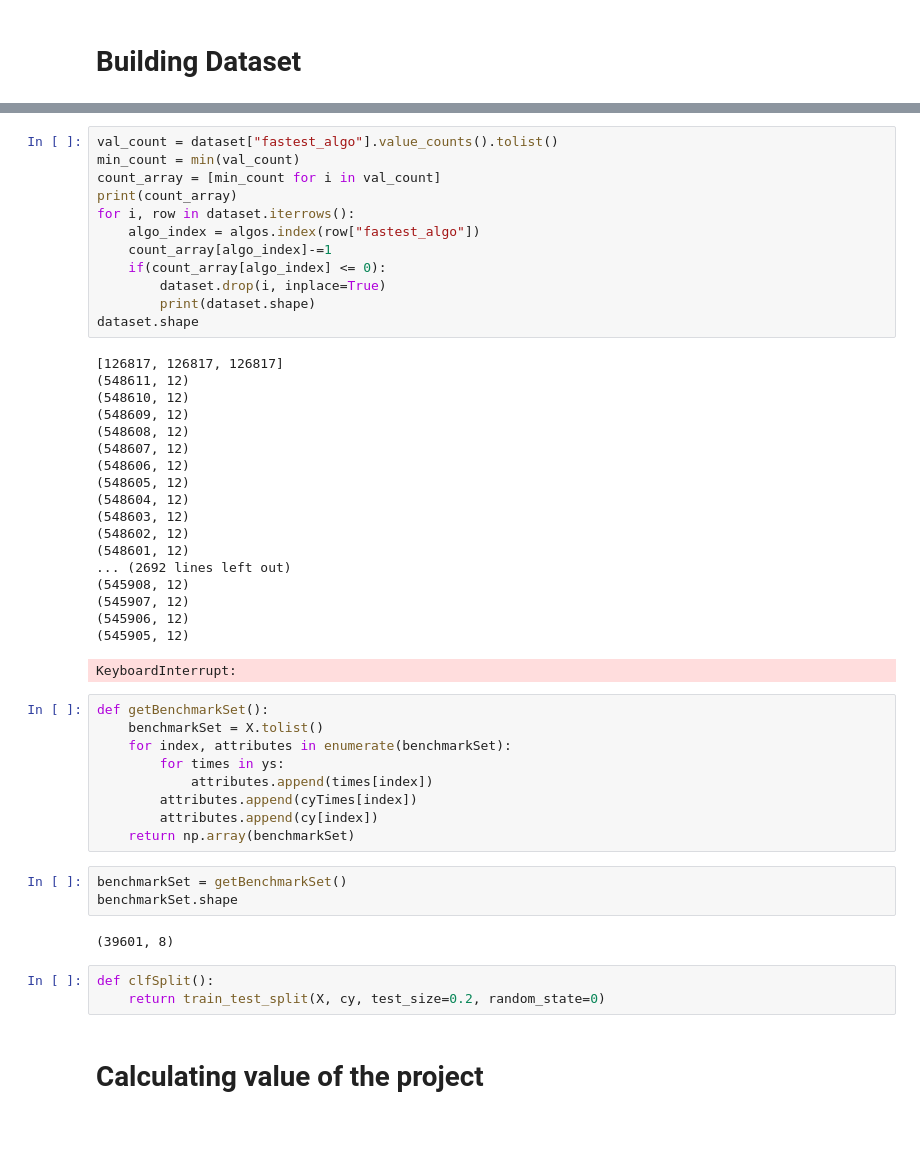
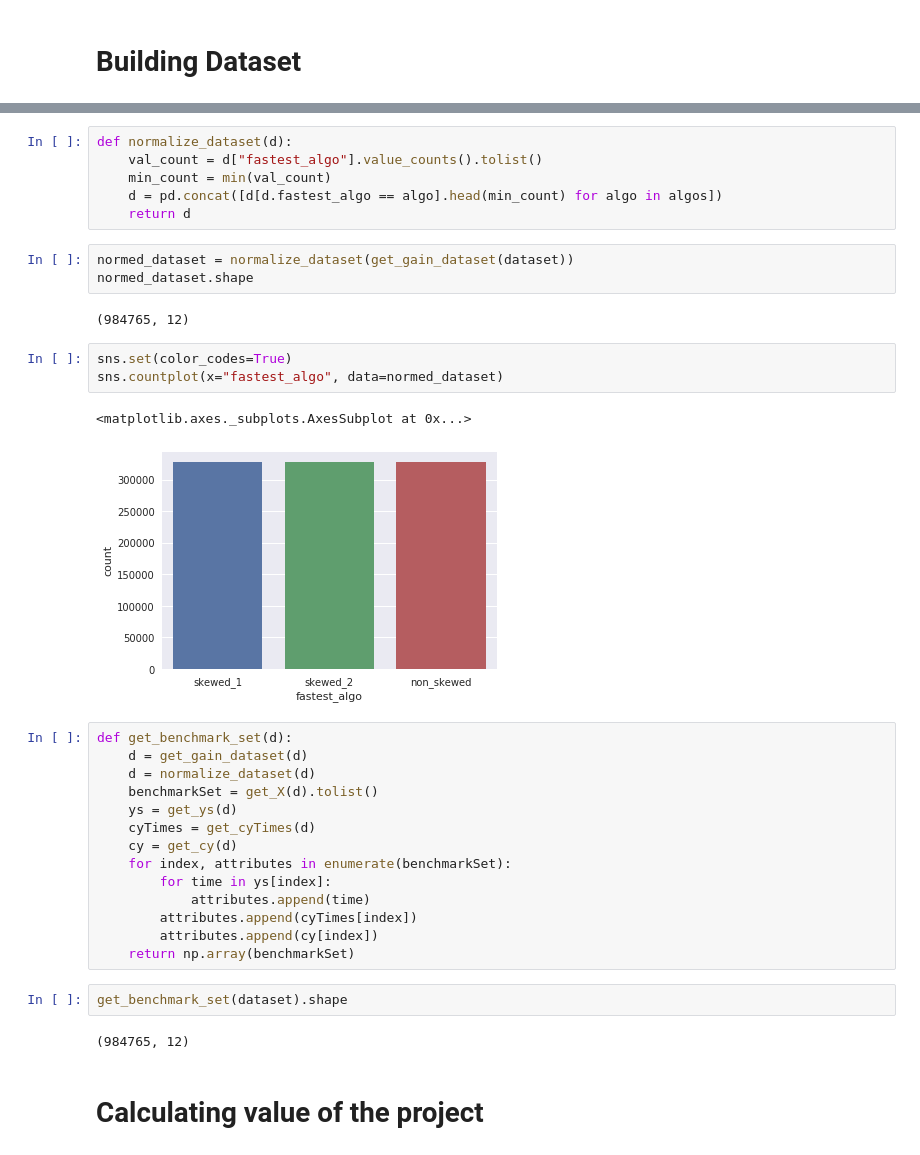
Before and after one commit to piotte13/AI-for-Set-Operations, a Jupyter notebook: Machine Learning/ML Benchmarks.ipynb, the cells around one changed output, grey strips where cells are left out. Cells and saved outputs as stored; diff of their text form.

```diff
--- a/Machine Learning/ML Benchmarks.ipynb
+++ b/Machine Learning/ML Benchmarks.ipynb
@@ -79,51 +86,38 @@ sns.countplot(x="fastest_algo", data=d)
-# %%
-val_count = dataset["fastest_algo"].value_counts().tolist()
-min_count = min(val_count)
-count_array = [min_count for i in val_count]
-print(count_array)
-for i, row in dataset.iterrows():
-    algo_index = algos.index(row["fastest_algo"])
-    count_array[algo_index]-=1
-    if(count_array[algo_index] <= 0):
-        dataset.drop(i, inplace=True)
-        print(dataset.shape)
-dataset.shape
-# %% [output]
-[126817, 126817, 126817]
-(548611, 12)
-(548610, 12)
-(548609, 12)
-(548608, 12)
-(548607, 12)
-(548606, 12)
-(548605, 12)
-(548604, 12)
-(548603, 12)
-(548602, 12)
-(548601, 12)
-... (2692 lines left out)
-(545908, 12)
-(545907, 12)
-(545906, 12)
-(545905, 12)
-KeyboardInterrupt:
+# %%
+def normalize_dataset(d):
+    val_count = d["fastest_algo"].value_counts().tolist()
+    min_count = min(val_count)
+    d = pd.concat([d[d.fastest_algo == algo].head(min_count) for algo in algos])
+    return d
+# %%
+normed_dataset = normalize_dataset(get_gain_dataset(dataset))
+normed_dataset.shape
+# %% [output]
+(984765, 12)
+# %%
+sns.set(color_codes=True)
+sns.countplot(x="fastest_algo", data=normed_dataset)
+# %% [output]
+<matplotlib.axes._subplots.AxesSubplot at 0x...>
+[figure, added]
 # %%
-def getBenchmarkSet():
-    benchmarkSet = X.tolist()
+def get_benchmark_set(d):
+    d = get_gain_dataset(d)
+    d = normalize_dataset(d)
+    benchmarkSet = get_X(d).tolist()
+    ys = get_ys(d)
+    cyTimes = get_cyTimes(d)
+    cy = get_cy(d)
     for index, attributes in enumerate(benchmarkSet):
-        for times in ys:
-            attributes.append(times[index])
+        for time in ys[index]:
+            attributes.append(time)
         attributes.append(cyTimes[index])
         attributes.append(cy[index])
     return np.array(benchmarkSet)
-# %%
-benchmarkSet = getBenchmarkSet()
-benchmarkSet.shape
-# %% [output]
-(39601, 8)
-# %%
-def clfSplit():
-    return train_test_split(X, cy, test_size=0.2, random_state=0)
+# %%
+get_benchmark_set(dataset).shape
+# %% [output]
+(984765, 12)
 # %% [markdown]
 # Calculating value of the project
 # %%
```
Also changed, not shown: parts of 24 cells of this notebook, 9 other files.
